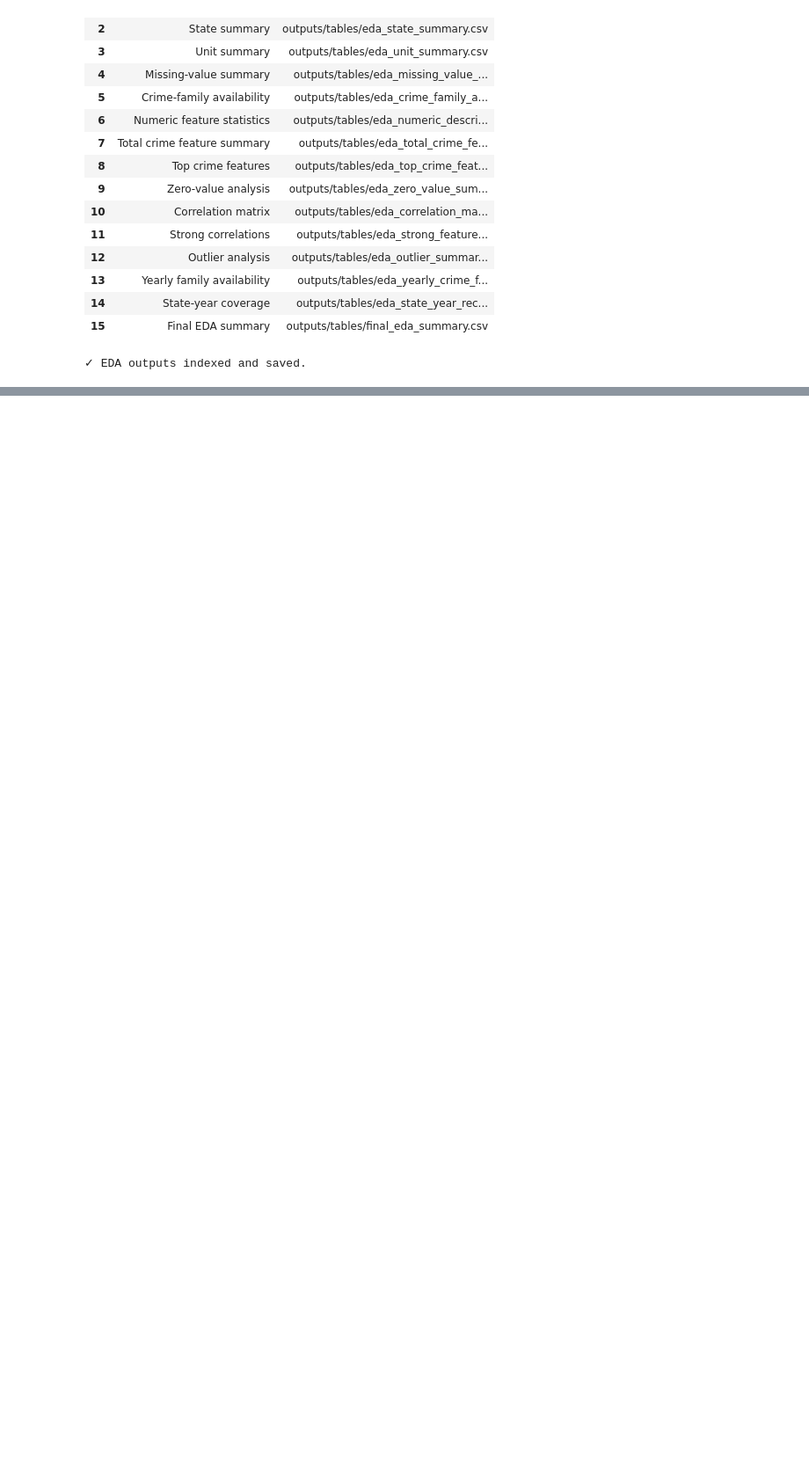
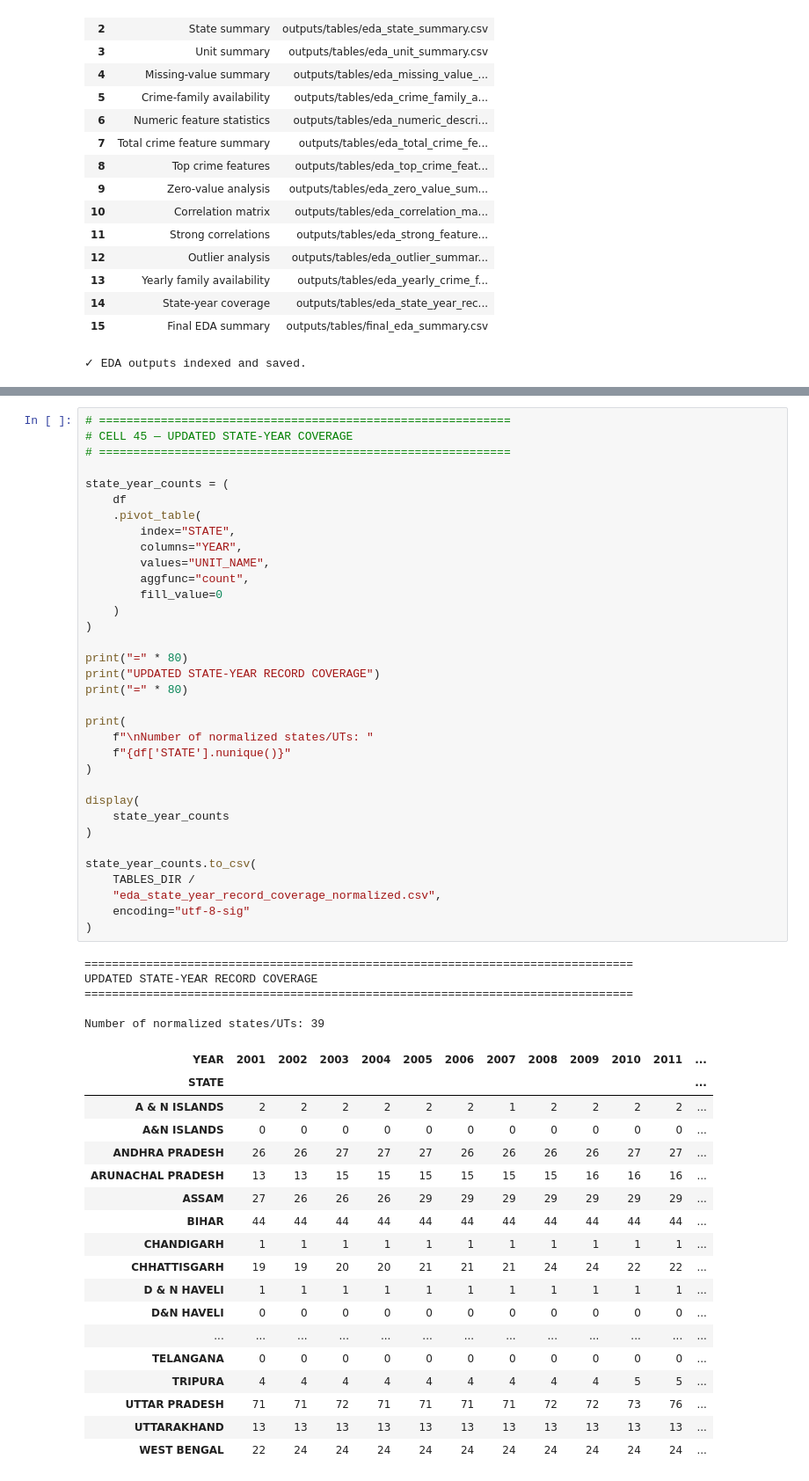
Before and after one commit to varshini1802/Major-project, a Jupyter notebook: notebooks/02_India_Crime_Final_EDA.ipynb, the cells around one changed output, grey strips where cells are left out. Shown at 88% size. Cells and saved outputs as stored; diff of their text form; blank space fills up the shorter version.

Commit message:
States originals

```diff
--- a/notebooks/02_India_Crime_Final_EDA.ipynb
+++ b/notebooks/02_India_Crime_Final_EDA.ipynb
@@ -2544,0 +2740,58 @@ print(
+# %%
+# ============================================================
+# CELL 45 — UPDATED STATE-YEAR COVERAGE
+# ============================================================
+
+state_year_counts = (
+    df
+    .pivot_table(
+        index="STATE",
+        columns="YEAR",
+        values="UNIT_NAME",
+        aggfunc="count",
+        fill_value=0
+    )
+)
+
+print("=" * 80)
+print("UPDATED STATE-YEAR RECORD COVERAGE")
+print("=" * 80)
+
+print(
+    f"\nNumber of normalized states/UTs: "
+    f"{df['STATE'].nunique()}"
+)
+
+display(
+    state_year_counts
+)
+
+state_year_counts.to_csv(
+    TABLES_DIR /
+    "eda_state_year_record_coverage_normalized.csv",
+    encoding="utf-8-sig"
+)
+# %% [output]
+================================================================================
+UPDATED STATE-YEAR RECORD COVERAGE
+================================================================================
+
+Number of normalized states/UTs: 39
+| YEAR | 2001 | 2002 | 2003 | 2004 | 2005 | 2006 | 2007 | 2008 | 2009 | 2010 | 2011 | ... |
+| STATE |  |  |  |  |  |  |  |  |  |  |  | ... |
+| A & N ISLANDS | 2 | 2 | 2 | 2 | 2 | 2 | 1 | 2 | 2 | 2 | 2 | ... |
+| A&N ISLANDS | 0 | 0 | 0 | 0 | 0 | 0 | 0 | 0 | 0 | 0 | 0 | ... |
+| ANDHRA PRADESH | 26 | 26 | 27 | 27 | 27 | 26 | 26 | 26 | 26 | 27 | 27 | ... |
+| ARUNACHAL PRADESH | 13 | 13 | 15 | 15 | 15 | 15 | 15 | 15 | 16 | 16 | 16 | ... |
+| ASSAM | 27 | 26 | 26 | 26 | 29 | 29 | 29 | 29 | 29 | 29 | 29 | ... |
+| BIHAR | 44 | 44 | 44 | 44 | 44 | 44 | 44 | 44 | 44 | 44 | 44 | ... |
+| CHANDIGARH | 1 | 1 | 1 | 1 | 1 | 1 | 1 | 1 | 1 | 1 | 1 | ... |
+| CHHATTISGARH | 19 | 19 | 20 | 20 | 21 | 21 | 21 | 24 | 24 | 22 | 22 | ... |
+| D & N HAVELI | 1 | 1 | 1 | 1 | 1 | 1 | 1 | 1 | 1 | 1 | 1 | ... |
+| D&N HAVELI | 0 | 0 | 0 | 0 | 0 | 0 | 0 | 0 | 0 | 0 | 0 | ... |
+| ... | ... | ... | ... | ... | ... | ... | ... | ... | ... | ... | ... | ... |
+| TELANGANA | 0 | 0 | 0 | 0 | 0 | 0 | 0 | 0 | 0 | 0 | 0 | ... |
+| TRIPURA | 4 | 4 | 4 | 4 | 4 | 4 | 4 | 4 | 4 | 5 | 5 | ... |
+| UTTAR PRADESH | 71 | 71 | 72 | 71 | 71 | 71 | 71 | 72 | 72 | 73 | 76 | ... |
+| UTTARAKHAND | 13 | 13 | 13 | 13 | 13 | 13 | 13 | 13 | 13 | 13 | 13 | ... |
+| WEST BENGAL | 22 | 24 | 24 | 24 | 24 | 24 | 24 | 24 | 24 | 24 | 24 | ... |
```
Also changed, not shown: parts of 4 cells of this notebook, 2 other files.
